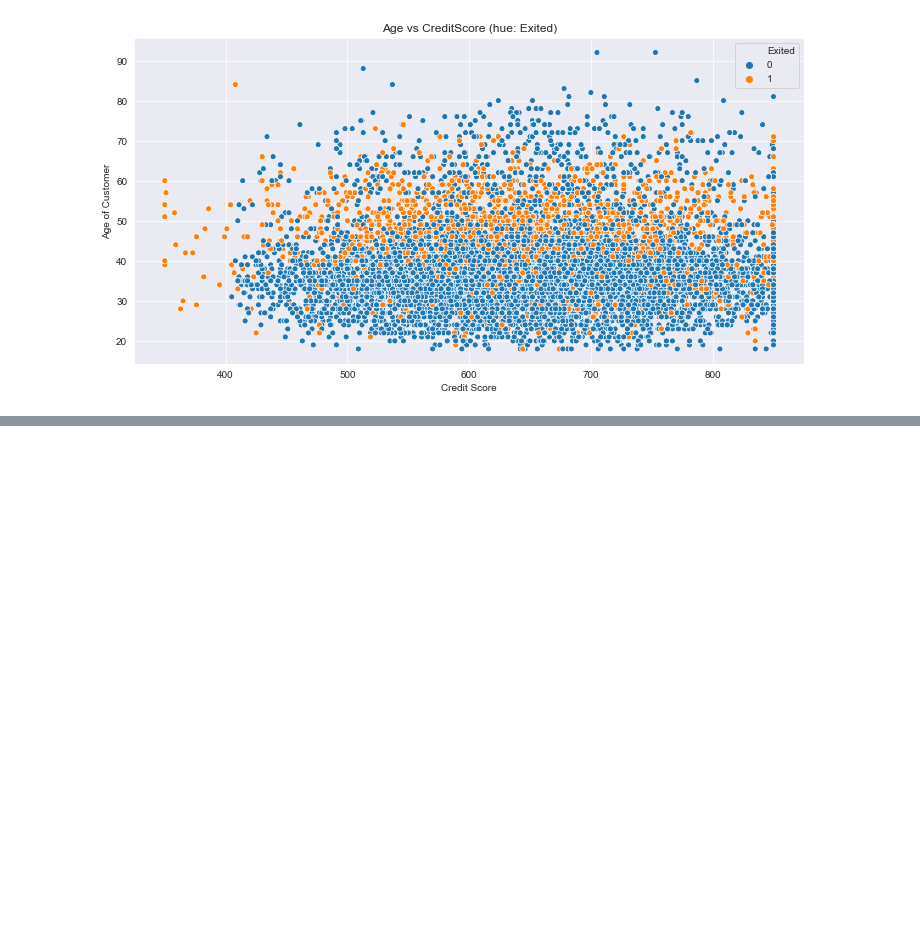
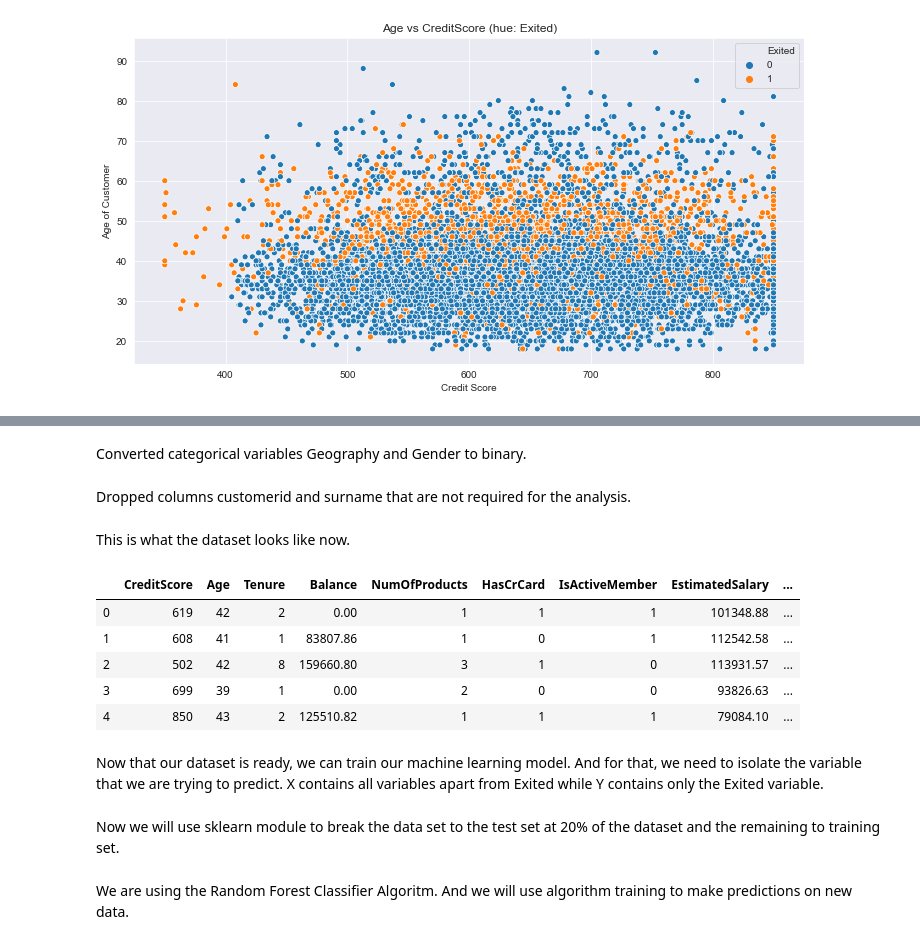
Before and after one commit to r2d2-collab/Springboard, a Jupyter notebook: Bank churn.ipynb, the cells around one changed output, grey strips where cells are left out. Cells and saved outputs as stored; diff of their text form; code cells hidden in the pictures; blank space fills up the shorter version.

```diff
--- a/Bank churn.ipynb
+++ b/Bank churn.ipynb
@@ -74,5 +70,3 @@ df.CustomerId.nunique()
 10000
 # %% [markdown]
 All CustomerId are unique. No duplicate CustomerId.
-# %%
-df.drop(["RowNumber","CustomerId","Surname"], axis=1, inplace=True)
@@ -192,0 +168,10 @@ plt.show()
+# %% [markdown]
+ Converted categorical variables Geography and Gender to binary.
+# %%
+Geography1 = pd.get_dummies(df.Geography).iloc[:,1:]
+df = pd.concat([df,Geography1], axis=1)
+Gender1 = pd.get_dummies(df.Gender).iloc[:,0:]
+df = pd.concat([df,Gender1], axis=1)
+df = df.drop(['Gender','Geography'],axis=1)
+# %% [markdown]
+Dropped columns customerid and surname that are not required for the analysis.
@@ -192,0 +180,13 @@ plt.show()
+# %% [markdown]
+This is what the dataset looks like now.
+# %%
+df.head()
+# %% [output]
+|  | CreditScore | Age | Tenure | Balance | NumOfProducts | HasCrCard | IsActiveMember | EstimatedSalary | ... |
+| 0 | 619 | 42 | 2 | 0.00 | 1 | 1 | 1 | 101348.88 | ... |
+| 1 | 608 | 41 | 1 | 83807.86 | 1 | 0 | 1 | 112542.58 | ... |
+| 2 | 502 | 42 | 8 | 159660.80 | 3 | 1 | 0 | 113931.57 | ... |
+| 3 | 699 | 39 | 1 | 0.00 | 2 | 0 | 0 | 93826.63 | ... |
+| 4 | 850 | 43 | 2 | 125510.82 | 1 | 1 | 1 | 79084.10 | ... |
+# %% [markdown]
+Now that our dataset is ready, we can train our machine learning model. And for that, we need to isolate the variable that we are trying to predict. X contains all variables apart from Exited while Y contains only the Exited variable.
@@ -192,0 +196,2 @@ plt.show()
+# %% [markdown]
+Now we will use sklearn module to break the data set to the test set at 20% of the dataset and the remaining to training set.
@@ -192,0 +201,2 @@ plt.show()
+# %% [markdown]
+We are using the Random Forest Classifier Algoritm. And we will use algorithm training to make predictions on new data.
```
Also changed, not shown: parts of 15 cells of this notebook.
